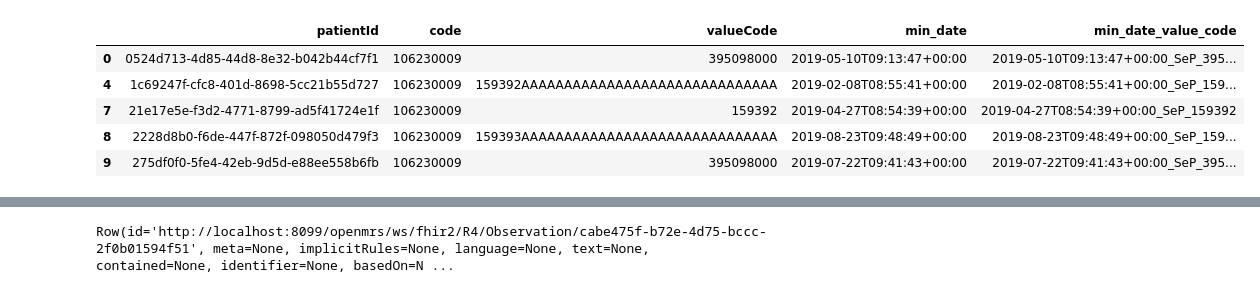
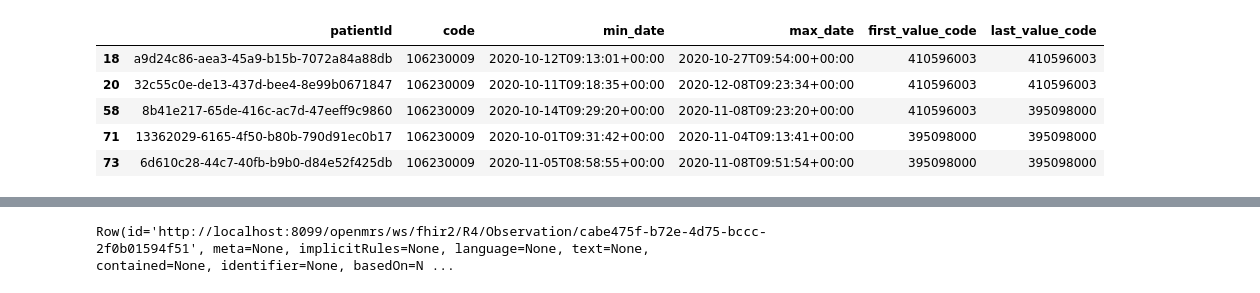
Before and after one commit to google/fhir-data-pipes, a Jupyter notebook: dwh/test_query_lib.ipynb, the cells around one changed output, grey strips where cells are left out. Saved outputs shown, nothing was run; the diff lists cells and outputs as text; code cells hidden in the pictures.

```diff
--- a/dwh/test_query_lib.ipynb
+++ b/dwh/test_query_lib.ipynb
@@ -44,10 +59,10 @@ agg_df.head(20)
 # %%
-agg_df[(~agg_df['valueCode'].isnull())][
-    ['patientId', 'code', 'valueCode', 'min_date', 'min_date_value_code']].head()
+agg_df[(agg_df['code'] == '106230009') & (agg_df['min_date'] != agg_df['max_date'])][
+    ['patientId', 'code', 'min_date', 'max_date', 'first_value_code', 'last_value_code']].head()
 # %% [output]
-|  | patientId | code | valueCode | min_date | min_date_value_code |
-| 0 | 0524d713-4d85-44d8-8e32-b042b44cf7f1 | 106230009 | 395098000 | 2019-05-10T09:13:47+00:00 | 2019-05-10T09:13:47+00:00_SeP_395... |
-| 4 | 1c69247f-cfc8-401d-8698-5cc21b55d727 | 106230009 | 159392AAAAAAAAAAAAAAAAAAAAAAAAAAAAAA | 2019-02-08T08:55:41+00:00 | 2019-02-08T08:55:41+00:00_SeP_159... |
-| 7 | 21e17e5e-f3d2-4771-8799-ad5f41724e1f | 106230009 | 159392 | 2019-04-27T08:54:39+00:00 | 2019-04-27T08:54:39+00:00_SeP_159392 |
-| 8 | 2228d8b0-f6de-447f-872f-098050d479f3 | 106230009 | 159393AAAAAAAAAAAAAAAAAAAAAAAAAAAAAA | 2019-08-23T09:48:49+00:00 | 2019-08-23T09:48:49+00:00_SeP_159... |
-| 9 | 275df0f0-5fe4-42eb-9d5d-e88ee558b6fb | 106230009 | 395098000 | 2019-07-22T09:41:43+00:00 | 2019-07-22T09:41:43+00:00_SeP_395... |
+|  | patientId | code | min_date | max_date | first_value_code | last_value_code |
+| 18 | a9d24c86-aea3-45a9-b15b-7072a84a88db | 106230009 | 2020-10-12T09:13:01+00:00 | 2020-10-27T09:54:00+00:00 | 410596003 | 410596003 |
+| 20 | 32c55c0e-de13-437d-bee4-8e99b0671847 | 106230009 | 2020-10-11T09:18:35+00:00 | 2020-12-08T09:23:34+00:00 | 410596003 | 410596003 |
+| 58 | 8b41e217-65de-416c-ac7d-47eeff9c9860 | 106230009 | 2020-10-14T09:29:20+00:00 | 2020-11-08T09:23:20+00:00 | 410596003 | 395098000 |
+| 71 | 13362029-6165-4f50-b80b-790d91ec0b17 | 106230009 | 2020-10-01T09:31:42+00:00 | 2020-11-04T09:13:41+00:00 | 395098000 | 395098000 |
+| 73 | 6d610c28-44c7-40fb-b9b0-d84e52f425db | 106230009 | 2020-11-05T08:58:55+00:00 | 2020-11-08T09:51:54+00:00 | 395098000 | 395098000 |
```
Also changed, not shown: parts of 13 cells of this notebook, 4 other files.
